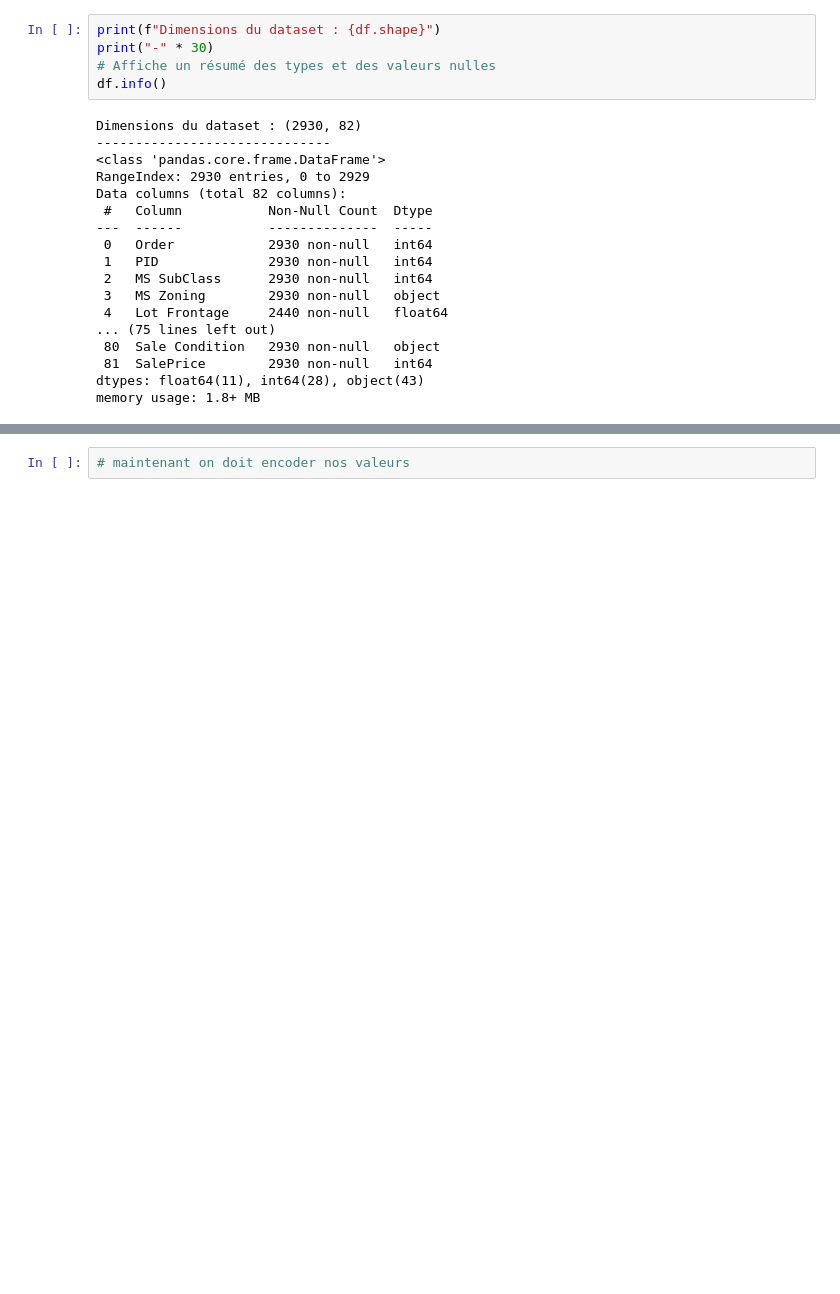
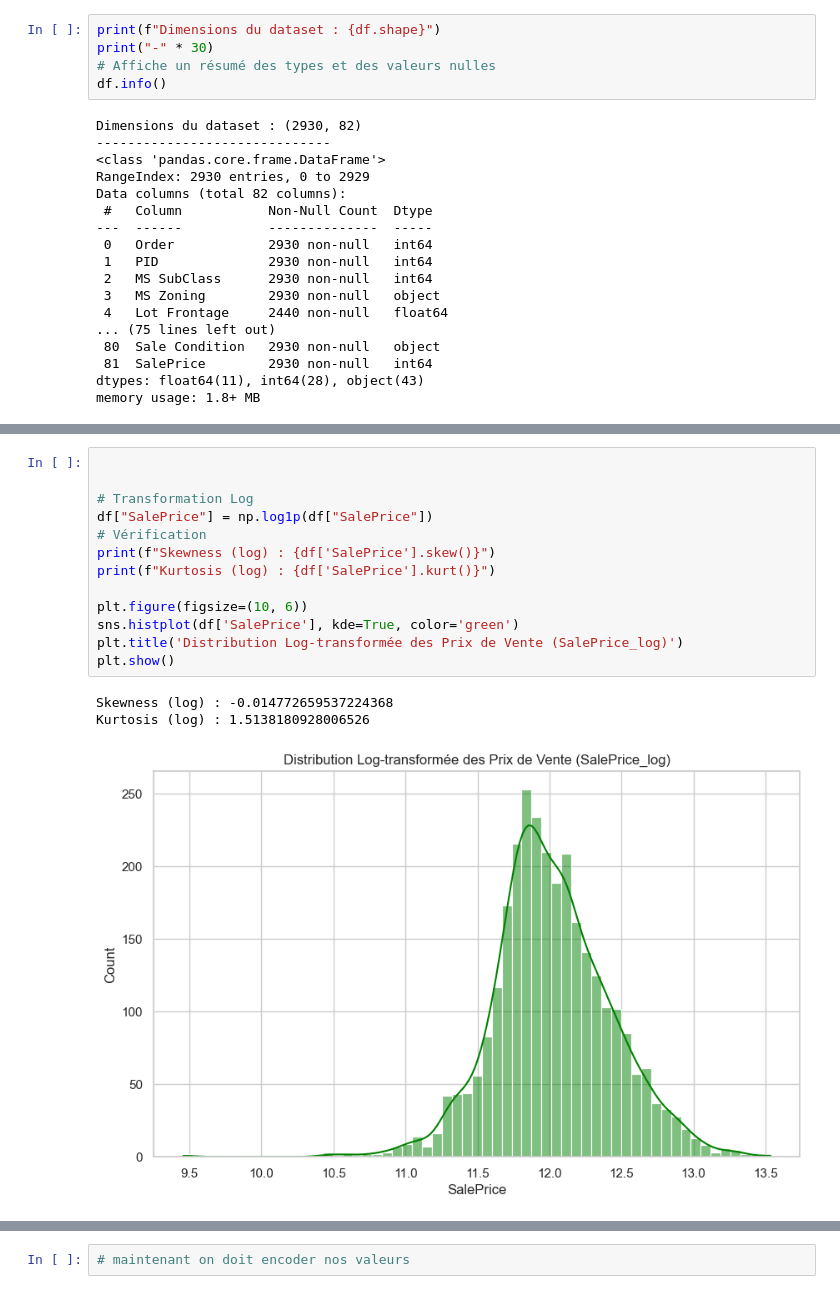
Before and after one commit to XGUNX/projet_ml, a Jupyter notebook: notebook/first_test.ipynb, the cells around one changed output, grey strips where cells are left out. Drawn from its saved outputs; the diff is of its cells as text; blank space fills up the shorter version.

```diff
--- a/notebook/first_test.ipynb
+++ b/notebook/first_test.ipynb
@@ -46,0 +55,17 @@ Kurtosis (Aplatissement) : 5.118899951130896
+# %%
+
+
+# Transformation Log
+df["SalePrice"] = np.log1p(df["SalePrice"])
+# Vérification
+print(f"Skewness (log) : {df['SalePrice'].skew()}")
+print(f"Kurtosis (log) : {df['SalePrice'].kurt()}")
+
+plt.figure(figsize=(10, 6))
+sns.histplot(df['SalePrice'], kde=True, color='green')
+plt.title('Distribution Log-transformée des Prix de Vente (SalePrice_log)')
+plt.show()
+# %% [output]
+Skewness (log) : -0.014772659537224368
+Kurtosis (log) : 1.5138180928006526
+[figure, added]
```
Also changed, not shown: parts of 66 cells of this notebook, 1 other file.
